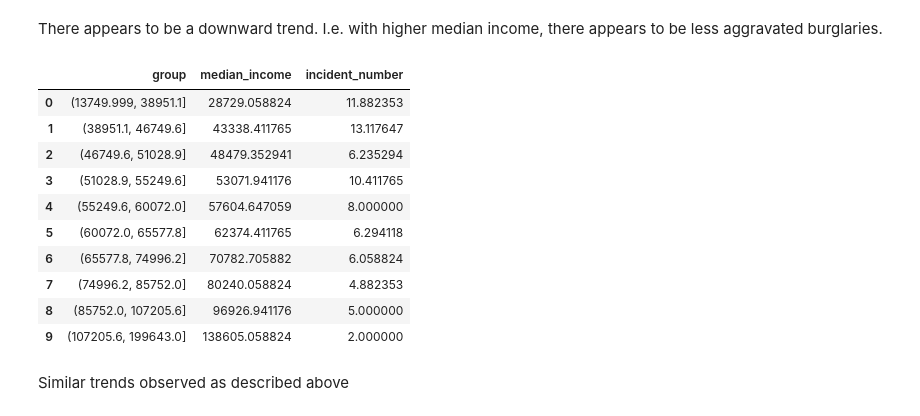
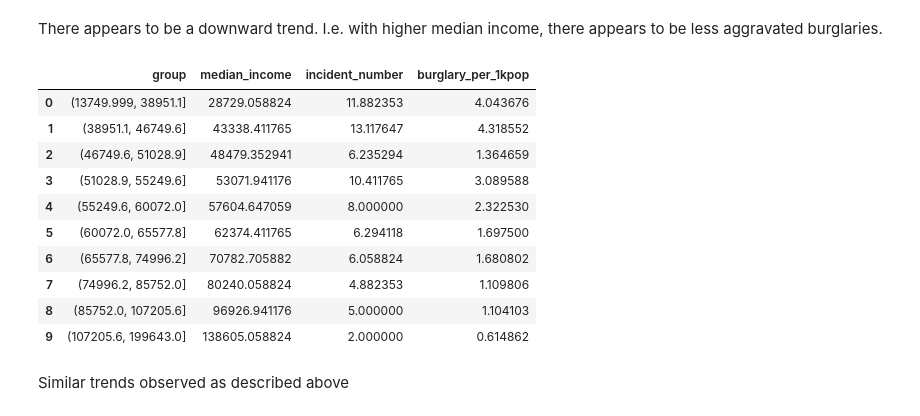
Before and after one commit to tomoumer/api_project-pizza, a Jupyter notebook: notebooks/TU_api_project.ipynb, the cells around one changed output. Drawn from its saved outputs; the diff is of its cells as text; code cells hidden in the pictures.

```diff
--- a/notebooks/TU_api_project.ipynb
+++ b/notebooks/TU_api_project.ipynb
@@ -271,7 +271,7 @@ incidents_by_tract_stats.sort_values('n_incidents_tract_pop', ascending=False)
 
 > note: as observed by Monica, we don't really need the incident number; and sice this part is just for the statistical modeling, I'll condense the table with just the needed information in the code below.
 # %%
-tract_aggrburglary = (
+tract_aggr_burglary = (
     incidents_by_tract_stats
     .groupby(['TRACTCE', 'population', 'median_income'])
     ['incident_number']
@@ -285 +282,4 @@ tract_aggrburglary['population'] = tract_aggrburglary['population'].astype(float
+# %%
+tract_aggr_burglary[['median_income', 'population']] = tract_aggr_burglary[['median_income', 'population']].astype(float)
+tract_aggr_burglary['burglary_per_1kpop'] = tract_aggr_burglary['incident_number'] * 1000 /tract_aggr_burglary['population']
 # %%
@@ -294,29 +294,29 @@ tract_aggrburglary.plot(
 There appears to be a downward trend. I.e. with higher median income, there appears to be less aggravated burglaries.
 # %%
 ta_summary = (
-    tract_aggrburglary
-    .assign(group = pd.qcut(tract_aggrburglary['median_income'],
+    tract_aggr_burglary
+    .assign(group = pd.qcut(tract_aggr_burglary['median_income'],
                             q = 10,
                            duplicates = 'drop'))
     .groupby('group')
-    [['median_income', 'incident_number']]
+    [['median_income', 'incident_number', 'burglary_per_1kpop']]
     .mean()
     .reset_index()
 )
 
 ta_summary
 # %% [output]
-|  | group | median_income | incident_number |
-| 0 | (13749.999, 38951.1] | 28729.058824 | 11.882353 |
-| 1 | (38951.1, 46749.6] | 43338.411765 | 13.117647 |
-| 2 | (46749.6, 51028.9] | 48479.352941 | 6.235294 |
-| 3 | (51028.9, 55249.6] | 53071.941176 | 10.411765 |
-| 4 | (55249.6, 60072.0] | 57604.647059 | 8.000000 |
-| 5 | (60072.0, 65577.8] | 62374.411765 | 6.294118 |
-| 6 | (65577.8, 74996.2] | 70782.705882 | 6.058824 |
-| 7 | (74996.2, 85752.0] | 80240.058824 | 4.882353 |
-| 8 | (85752.0, 107205.6] | 96926.941176 | 5.000000 |
-| 9 | (107205.6, 199643.0] | 138605.058824 | 2.000000 |
+|  | group | median_income | incident_number | burglary_per_1kpop |
+| 0 | (13749.999, 38951.1] | 28729.058824 | 11.882353 | 4.043676 |
+| 1 | (38951.1, 46749.6] | 43338.411765 | 13.117647 | 4.318552 |
+| 2 | (46749.6, 51028.9] | 48479.352941 | 6.235294 | 1.364659 |
+| 3 | (51028.9, 55249.6] | 53071.941176 | 10.411765 | 3.089588 |
+| 4 | (55249.6, 60072.0] | 57604.647059 | 8.000000 | 2.322530 |
+| 5 | (60072.0, 65577.8] | 62374.411765 | 6.294118 | 1.697500 |
+| 6 | (65577.8, 74996.2] | 70782.705882 | 6.058824 | 1.680802 |
+| 7 | (74996.2, 85752.0] | 80240.058824 | 4.882353 | 1.109806 |
+| 8 | (85752.0, 107205.6] | 96926.941176 | 5.000000 | 1.104103 |
+| 9 | (107205.6, 199643.0] | 138605.058824 | 2.000000 | 0.614862 |
 # %% [markdown]
 Similar trends observed as described above
 # %% [markdown]
```
Also changed, not shown: parts of 9 cells of this notebook.
